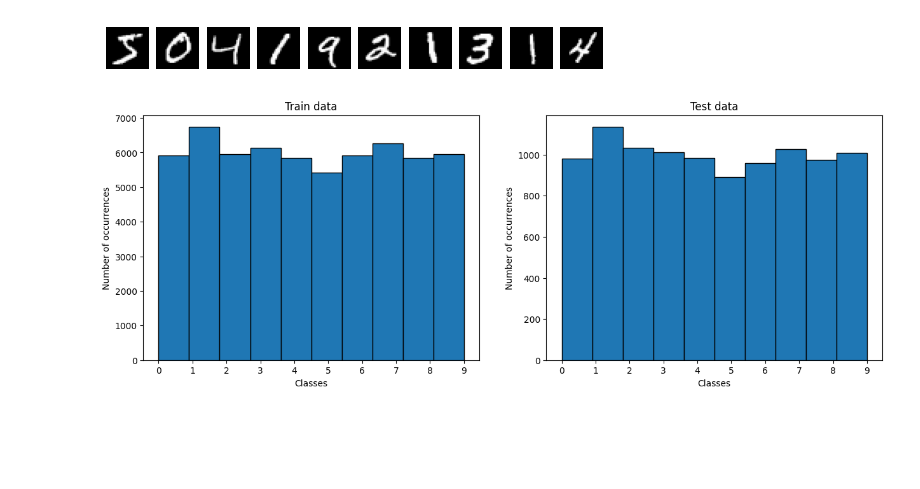
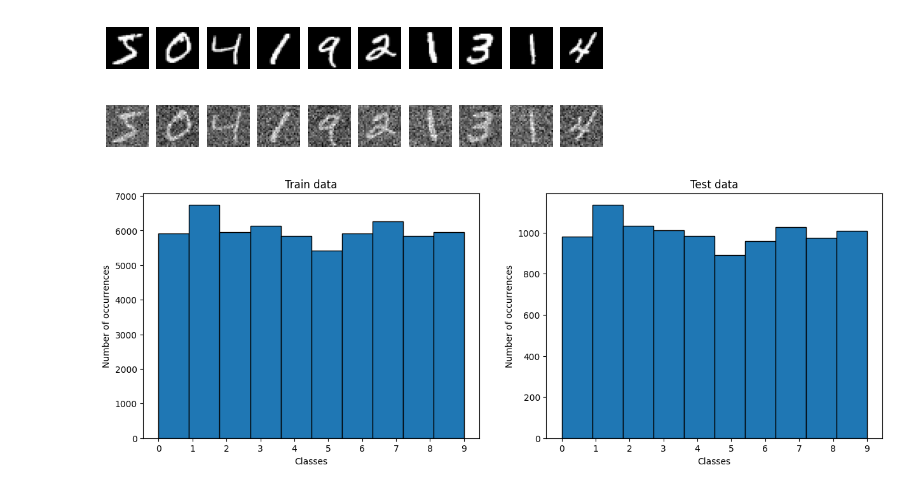
Before and after one commit to erikssommer/ssl-autoencoder-mnist, a Jupyter notebook: notebooks/autoencoder.ipynb, the cells around one changed output. Saved outputs shown, nothing was run; the diff lists cells and outputs as text; code cells hidden in the pictures; blank space fills up the shorter version.

```diff
--- a/notebooks/autoencoder.ipynb
+++ b/notebooks/autoencoder.ipynb
@@ -38,3 +43,11 @@ for i in range(10):
+# %%
+# Print the same 10 images with noise
+for i in range(10):
+    plt.subplot(1, 10, i+1)
+    plt.imshow(x_train_noise[i], cmap='gray')
+    plt.axis('off')
+# %% [output]
+[figure, added]
 # %%
 fig, axs = plt.subplots(1,2,figsize=(15,5))
 axs[0].hist(y_train, ec='black')
```
Also changed, not shown: parts of 17 cells of this notebook, 4 other files.
